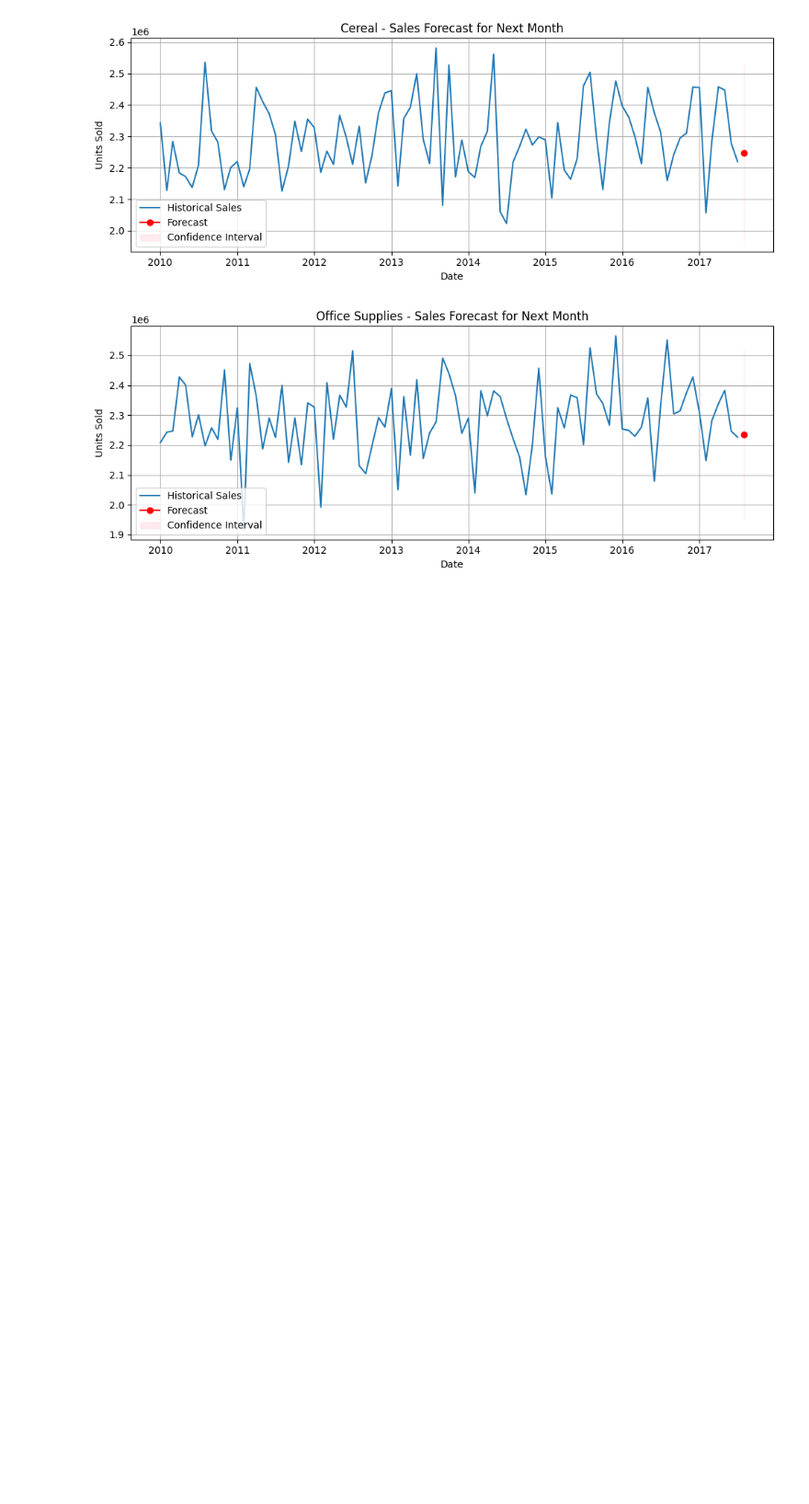
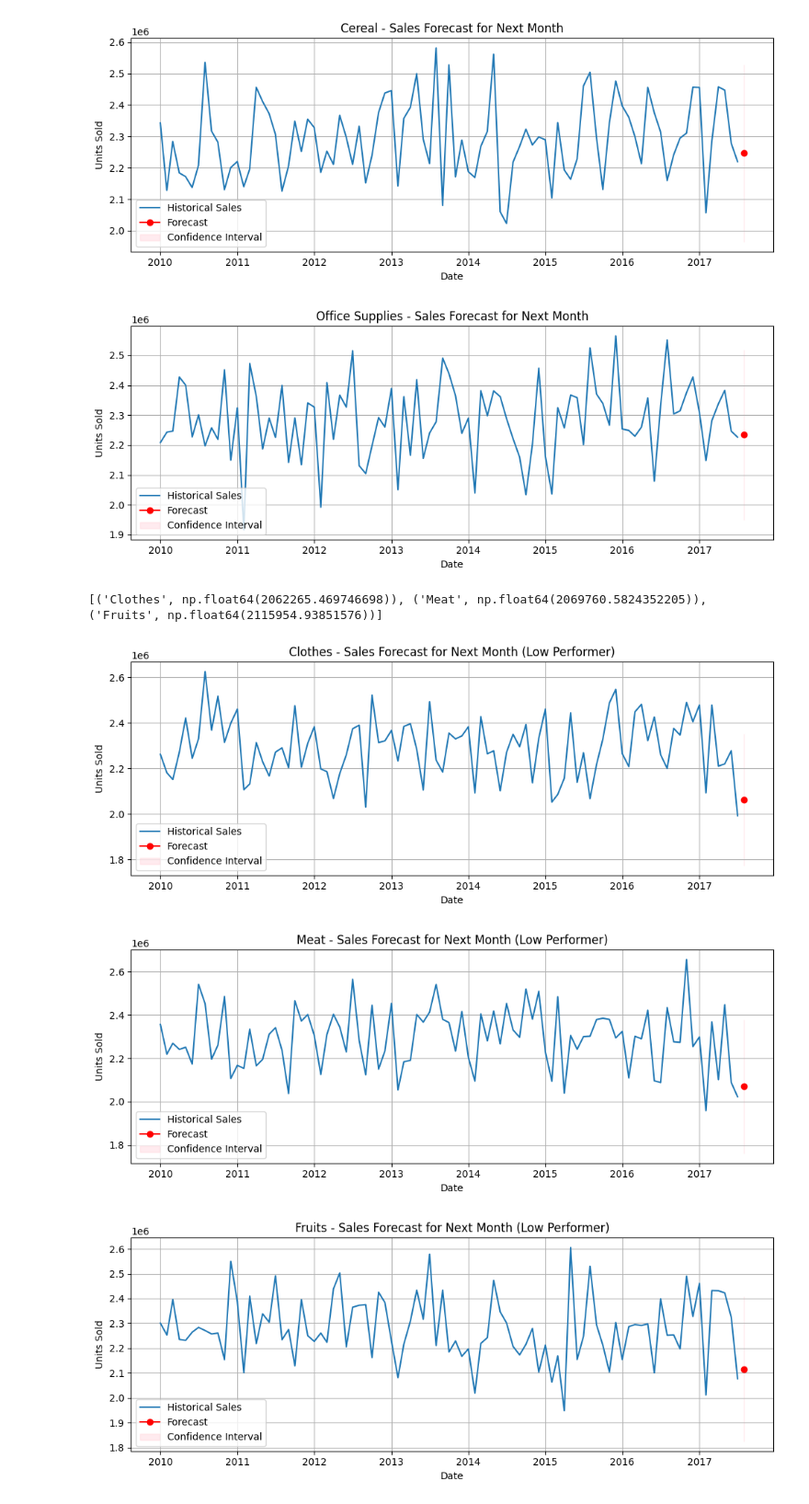
Before and after one commit to sandroescobar/AI_ClassProject, a Jupyter notebook: arimaPractice.ipynb, the cells around one changed output. Shown at 92% size. Drawn from its saved outputs; the diff is of its cells as text; code cells hidden in the pictures; blank space fills up the shorter version.

Commit message:
Sample product removals added. (Test)
Used the statsmodels library to suggest 3 product removals due to poor sales performance. This code will be updated again later but it should be useful for structuring  the web interface.

```diff
--- a/arimaPractice.ipynb
+++ b/arimaPractice.ipynb
@@ -202,3 +202,50 @@ for item, forecast in top_items:
 [figure]
 [figure]
 [figure]
+# %%
+all_forecasts = {}
+for item in monthly_sales.columns:
+    series = monthly_sales[item]
+    try:
+        model = ARIMA(series, order=(1, 1, 1))
+        model_fit = model.fit()
+        forecast = model_fit.forecast(steps=1)
+        all_forecasts[item] = forecast.iloc[0]
+    except:
+        continue  # skip items that fail to model
+
+# Sort items by forecasted value and get bottom 3
+bottom_items = sorted(all_forecasts.items(), key=lambda x: x[1])[:3]
+print(bottom_items)
+
+for item, forecast in bottom_items:
+    series = monthly_sales[item]
+    model = ARIMA(series, order=(1, 1, 1))
+    model_fit = model.fit()
+    pred = model_fit.get_forecast(steps=1)
+    pred_ci = pred.conf_int()
+
+    forecast_date = series.index[-1].to_timestamp() + pd.offsets.MonthBegin()
+    lower_bound = pred_ci.iloc[0, 0]
+    upper_bound = pred_ci.iloc[0, 1]
+
+    # Prepare plot
+    plt.figure(figsize=(10, 4))
+    plt.plot(series.index.to_timestamp(), series, label='Historical Sales')
+    plt.plot(forecast_date, forecast, marker='o', label='Forecast', color='red')
+    plt.fill_between([forecast_date, forecast_date],
+                     [lower_bound], [upper_bound],
+                     color='pink', alpha=0.3, label='Confidence Interval')
+
+    plt.title(f"{item} - Sales Forecast for Next Month (Low Performer)")
+    plt.xlabel("Date")
+    plt.ylabel("Units Sold")
+    plt.legend()
+    plt.grid(True)
+    plt.tight_layout()
+    plt.show()
+# %% [output]
+[('Clothes', np.float64(2062265.469746698)), ('Meat', np.float64(2069760.5824352205)), ('Fruits', np.float64(2115954.93851576))]
+[figure, added]
+[figure, added]
+[figure, added]
```
